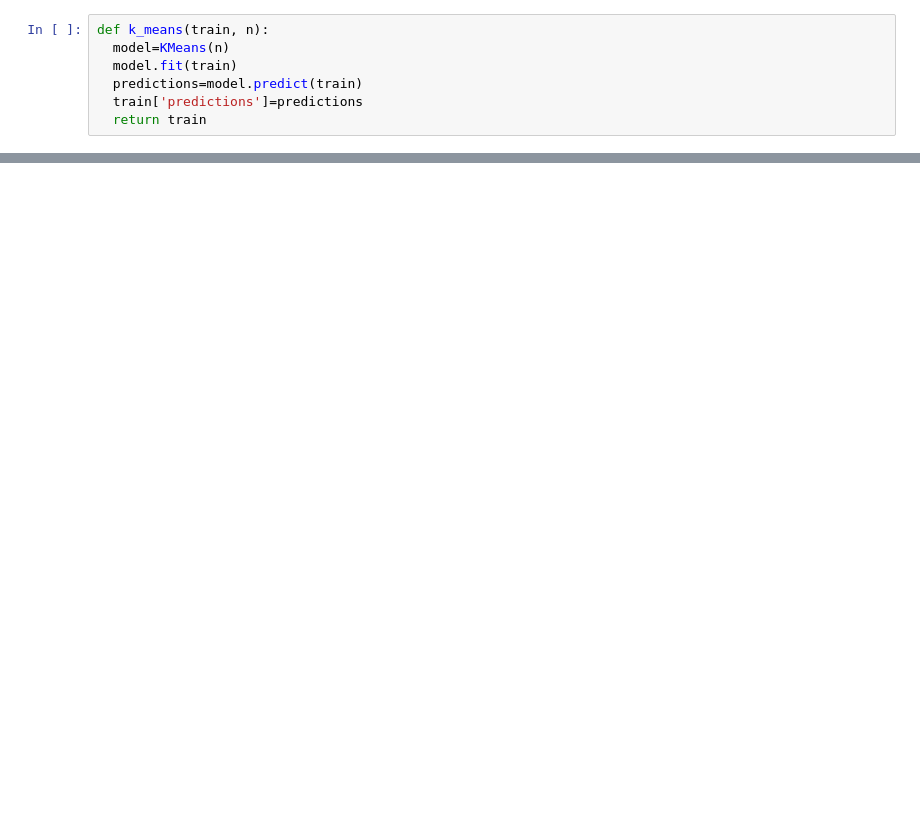
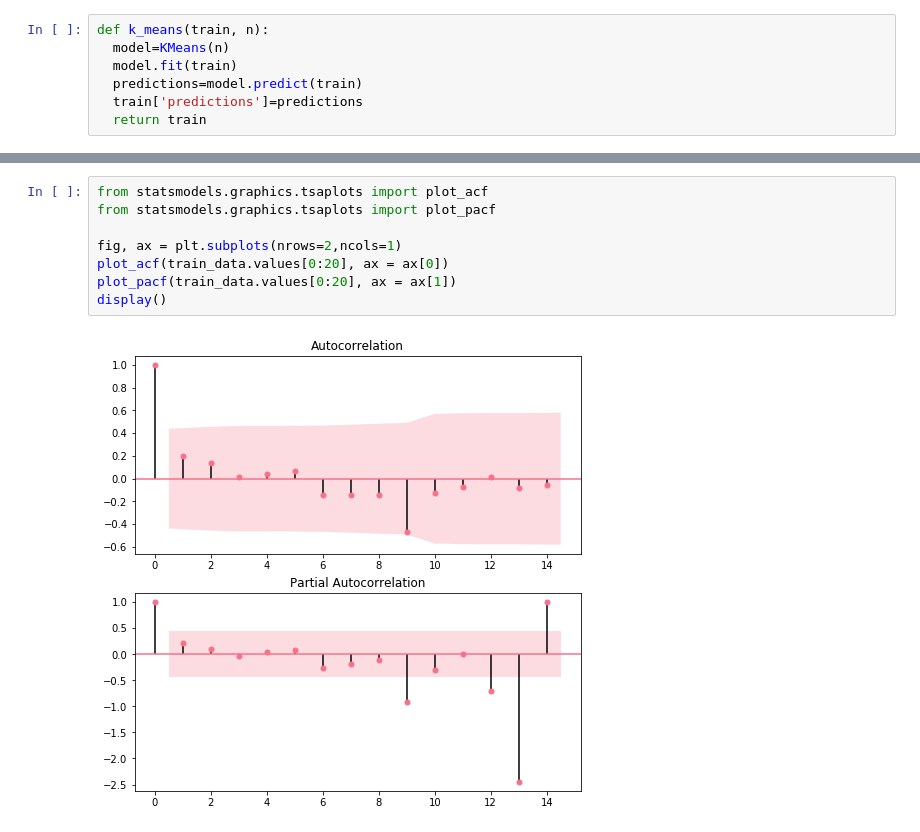
Before and after one commit to RuiyunHuang/Chicago_Crime_Analysis, a Jupyter notebook: Chicago_Crime.ipynb, the cells around one changed output, grey strips where cells are left out. Saved outputs shown, nothing was run; the diff lists cells and outputs as text; blank space fills up the shorter version.

```diff
--- a/Chicago_Crime.ipynb
+++ b/Chicago_Crime.ipynb
@@ -321,0 +386,10 @@ m1
+# %%
+from statsmodels.graphics.tsaplots import plot_acf
+from statsmodels.graphics.tsaplots import plot_pacf
+
+fig, ax = plt.subplots(nrows=2,ncols=1)
+plot_acf(train_data.values[0:20], ax = ax[0])
+plot_pacf(train_data.values[0:20], ax = ax[1])
+display()
+# %% [output]
+[figure, added]
```
Also changed, not shown: parts of 31 cells of this notebook.
